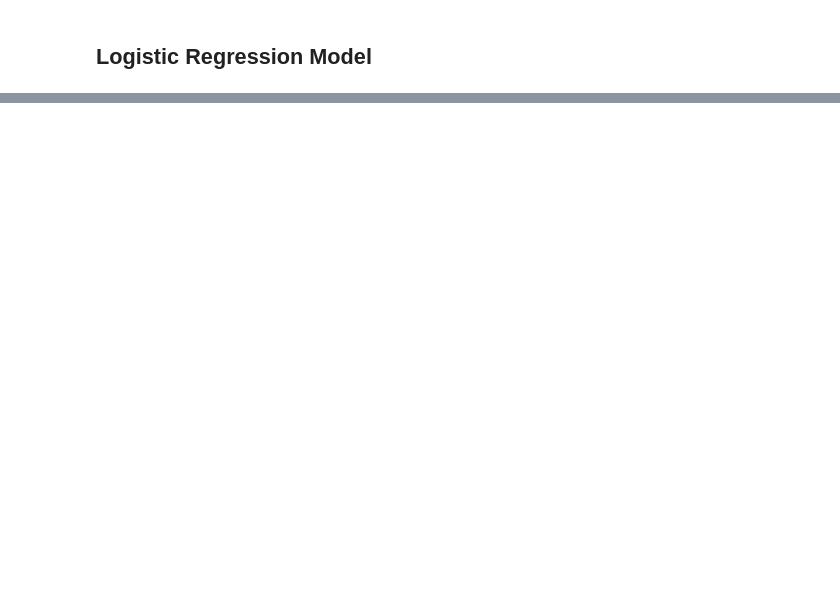
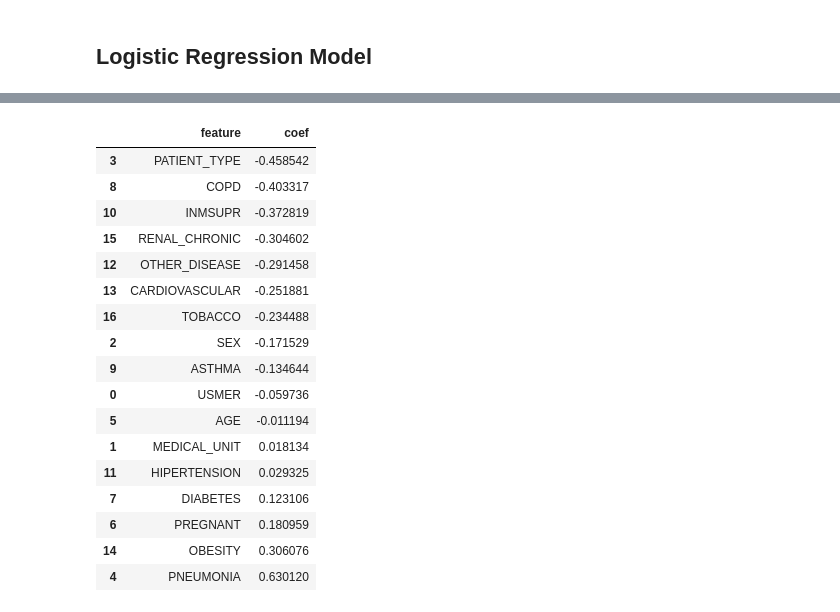
Before and after one commit to Ducthinh2603/IBM_Machine_Learning_Spec, a Jupyter notebook: Course_3_SML_Classification/6. Assignment/covid19_course2.ipynb, the cells around one changed output, grey strips where cells are left out. Cells and saved outputs as stored; diff of their text form; code cells hidden in the pictures; blank space fills up the shorter version.

```diff
--- a/Course_3_SML_Classification/6. Assignment/covid19_course2.ipynb
+++ b/Course_3_SML_Classification/6. Assignment/covid19_course2.ipynb
@@ -244 +254,24 @@ weighted avg       0.65      0.66      0.61    306594
+# %%
+coef = lr_model.best_estimator_.coef_.ravel()
+importance_feature = pd.DataFrame({"feature": feature_cols, "coef": coef})
+importance_feature.sort_values(by=["coef"])
+# %% [output]
+|  | feature | coef |
+| 3 | PATIENT_TYPE | -0.458542 |
+| 8 | COPD | -0.403317 |
+| 10 | INMSUPR | -0.372819 |
+| 15 | RENAL_CHRONIC | -0.304602 |
+| 12 | OTHER_DISEASE | -0.291458 |
+| 13 | CARDIOVASCULAR | -0.251881 |
+| 16 | TOBACCO | -0.234488 |
+| 2 | SEX | -0.171529 |
+| 9 | ASTHMA | -0.134644 |
+| 0 | USMER | -0.059736 |
+| 5 | AGE | -0.011194 |
+| 1 | MEDICAL_UNIT | 0.018134 |
+| 11 | HIPERTENSION | 0.029325 |
+| 7 | DIABETES | 0.123106 |
+| 6 | PREGNANT | 0.180959 |
+| 14 | OBESITY | 0.306076 |
+| 4 | PNEUMONIA | 0.630120 |
 # %%
```
Also changed, not shown: parts of 5 cells of this notebook, 2 other files.
